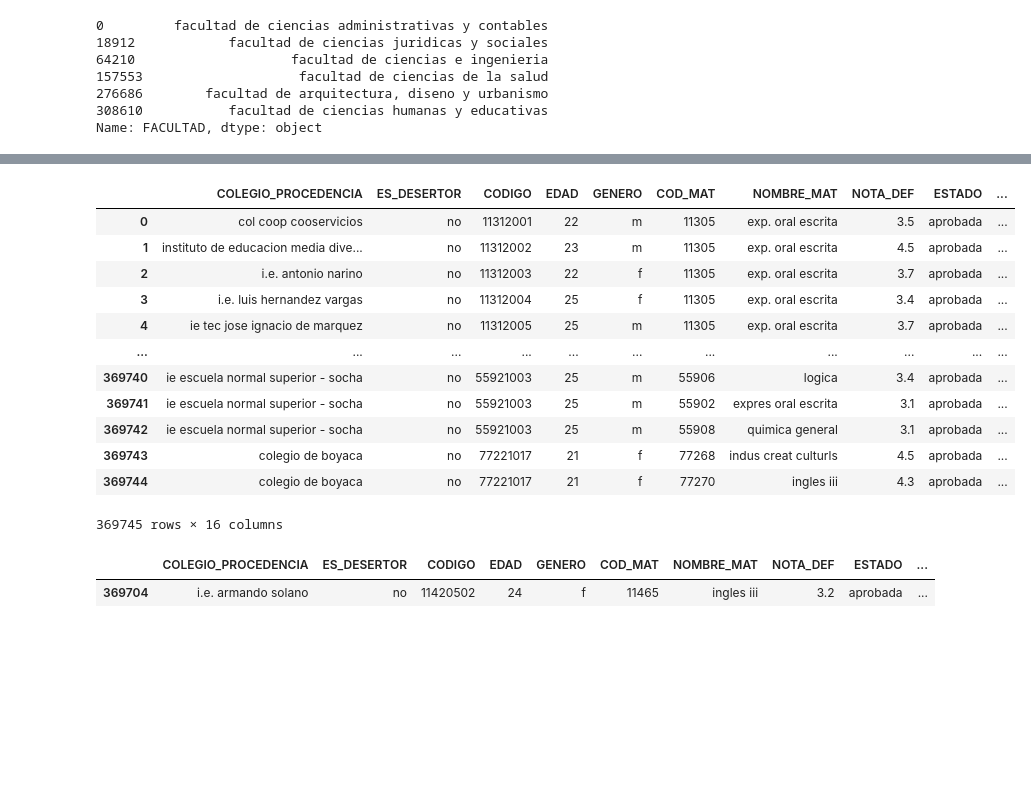
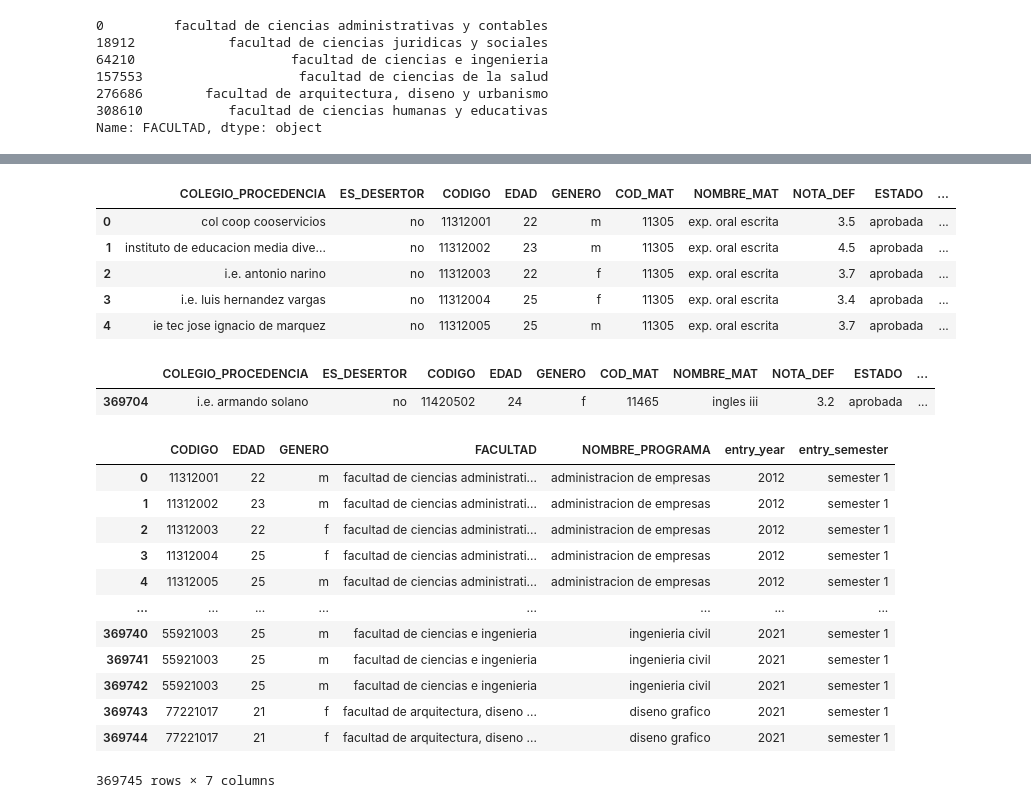
Before and after one commit to DS4A-COL21-G56/DS4A_G56, a Jupyter notebook: notebooks/processed_data.ipynb, the cells around one changed output, grey strips where cells are left out. Drawn from its saved outputs; the diff is of its cells as text; code cells hidden in the pictures; blank space fills up the shorter version.

```diff
--- a/notebooks/processed_data.ipynb
+++ b/notebooks/processed_data.ipynb
@@ -365,24 +365,33 @@ def filter_f_p_s(df, faculty, program, subject):
             df = filter_subject(df, subject)
         return df
 # %%
-complete_info
+complete_info.head(5)
 # %% [output]
 |  | COLEGIO_PROCEDENCIA | ES_DESERTOR | CODIGO | EDAD | GENERO | COD_MAT | NOMBRE_MAT | NOTA_DEF | ESTADO | ... |
 | 0 | col coop cooservicios | no | 11312001 | 22 | m | 11305 | exp. oral escrita | 3.5 | aprobada | ... |
 | 1 | instituto de educacion media dive... | no | 11312002 | 23 | m | 11305 | exp. oral escrita | 4.5 | aprobada | ... |
 | 2 | i.e. antonio narino | no | 11312003 | 22 | f | 11305 | exp. oral escrita | 3.7 | aprobada | ... |
 | 3 | i.e. luis hernandez vargas | no | 11312004 | 25 | f | 11305 | exp. oral escrita | 3.4 | aprobada | ... |
 | 4 | ie tec jose ignacio de marquez | no | 11312005 | 25 | m | 11305 | exp. oral escrita | 3.7 | aprobada | ... |
-| ... | ... | ... | ... | ... | ... | ... | ... | ... | ... | ... |
-| 369740 | ie escuela normal superior - socha | no | 55921003 | 25 | m | 55906 | logica | 3.4 | aprobada | ... |
-| 369741 | ie escuela normal superior - socha | no | 55921003 | 25 | m | 55902 | expres oral escrita | 3.1 | aprobada | ... |
-| 369742 | ie escuela normal superior - socha | no | 55921003 | 25 | m | 55908 | quimica general | 3.1 | aprobada | ... |
-| 369743 | colegio de boyaca | no | 77221017 | 21 | f | 77268 | indus creat culturls | 4.5 | aprobada | ... |
-| 369744 | colegio de boyaca | no | 77221017 | 21 | f | 77270 | ingles iii | 4.3 | aprobada | ... |
-369745 rows × 16 columns
 # %%
 x = filter_f_p_s(complete_info, ' ', 'contaduria publica', 'ingles iii')
 x
 # %% [output]
 |  | COLEGIO_PROCEDENCIA | ES_DESERTOR | CODIGO | EDAD | GENERO | COD_MAT | NOMBRE_MAT | NOTA_DEF | ESTADO | ... |
 | 369704 | i.e. armando solano | no | 11420502 | 24 | f | 11465 | ingles iii | 3.2 | aprobada | ... |
+# %%
+complete_info[columns]
+# %% [output]
+|  | CODIGO | EDAD | GENERO | FACULTAD | NOMBRE_PROGRAMA | entry_year | entry_semester |
+| 0 | 11312001 | 22 | m | facultad de ciencias administrati... | administracion de empresas | 2012 | semester 1 |
+| 1 | 11312002 | 23 | m | facultad de ciencias administrati... | administracion de empresas | 2012 | semester 1 |
+| 2 | 11312003 | 22 | f | facultad de ciencias administrati... | administracion de empresas | 2012 | semester 1 |
+| 3 | 11312004 | 25 | f | facultad de ciencias administrati... | administracion de empresas | 2012 | semester 1 |
+| 4 | 11312005 | 25 | m | facultad de ciencias administrati... | administracion de empresas | 2012 | semester 1 |
+| ... | ... | ... | ... | ... | ... | ... | ... |
+| 369740 | 55921003 | 25 | m | facultad de ciencias e ingenieria | ingenieria civil | 2021 | semester 1 |
+| 369741 | 55921003 | 25 | m | facultad de ciencias e ingenieria | ingenieria civil | 2021 | semester 1 |
+| 369742 | 55921003 | 25 | m | facultad de ciencias e ingenieria | ingenieria civil | 2021 | semester 1 |
+| 369743 | 77221017 | 21 | f | facultad de arquitectura, diseno ... | diseno grafico | 2021 | semester 1 |
+| 369744 | 77221017 | 21 | f | facultad de arquitectura, diseno ... | diseno grafico | 2021 | semester 1 |
+369745 rows × 7 columns
```
Also changed, not shown: parts of 10 cells of this notebook.
